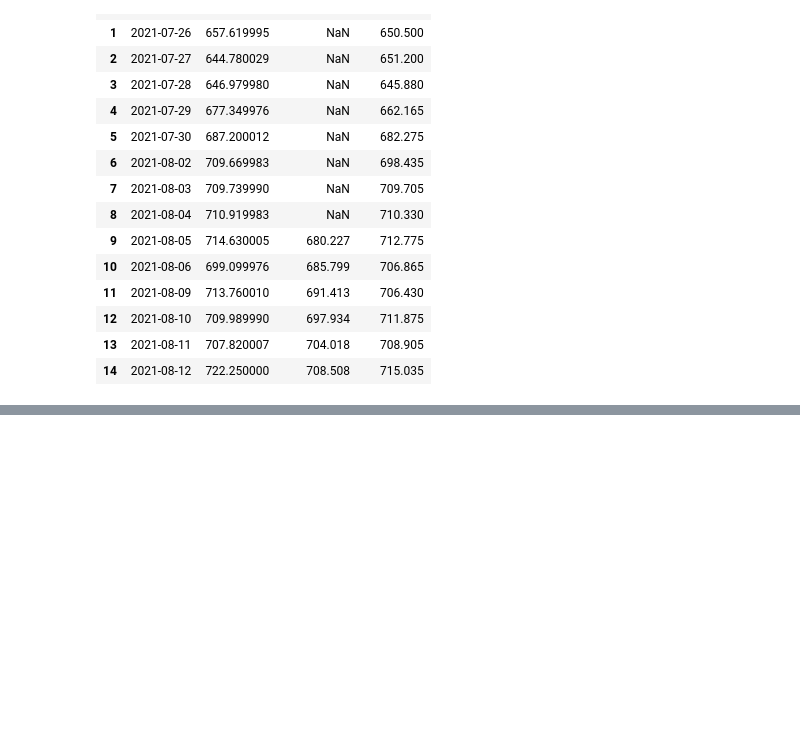
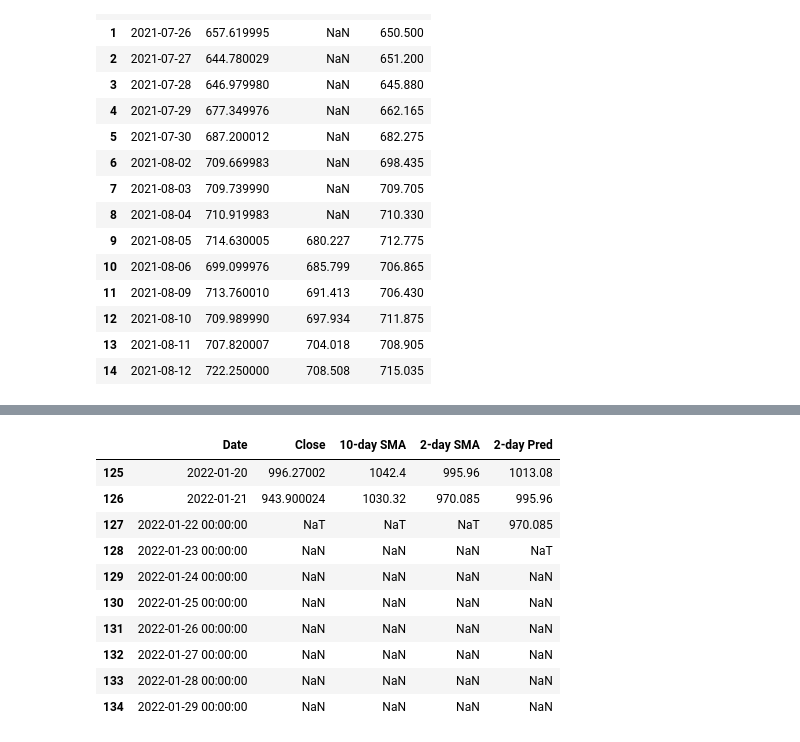
Before and after one commit to ravi75git/Datascience-Workbooks, a Jupyter notebook: TimeSeries/SMA_WMA_EMA_ARIMA.ipynb, the cells around one changed output, grey strips where cells are left out. Saved outputs shown, nothing was run; the diff lists cells and outputs as text; code cells hidden in the pictures; blank space fills up the shorter version.

```diff
--- a/TimeSeries/SMA_WMA_EMA_ARIMA.ipynb
+++ b/TimeSeries/SMA_WMA_EMA_ARIMA.ipynb
@@ -120,0 +157,14 @@ Name: 2-day SMA, dtype: float64
+# %%
+df_new = df
+# %% [output]
+|  | Date | Close | 10-day SMA | 2-day SMA | 2-day Pred |
+| 125 | 2022-01-20 | 996.27002 | 1042.4 | 995.96 | 1013.08 |
+| 126 | 2022-01-21 | 943.900024 | 1030.32 | 970.085 | 995.96 |
+| 127 | 2022-01-22 00:00:00 | NaT | NaT | NaT | 970.085 |
+| 128 | 2022-01-23 00:00:00 | NaN | NaN | NaN | NaT |
+| 129 | 2022-01-24 00:00:00 | NaN | NaN | NaN | NaN |
+| 130 | 2022-01-25 00:00:00 | NaN | NaN | NaN | NaN |
+| 131 | 2022-01-26 00:00:00 | NaN | NaN | NaN | NaN |
+| 132 | 2022-01-27 00:00:00 | NaN | NaN | NaN | NaN |
+| 133 | 2022-01-28 00:00:00 | NaN | NaN | NaN | NaN |
+| 134 | 2022-01-29 00:00:00 | NaN | NaN | NaN | NaN |
```
Also changed, not shown: parts of 17 cells of this notebook.
